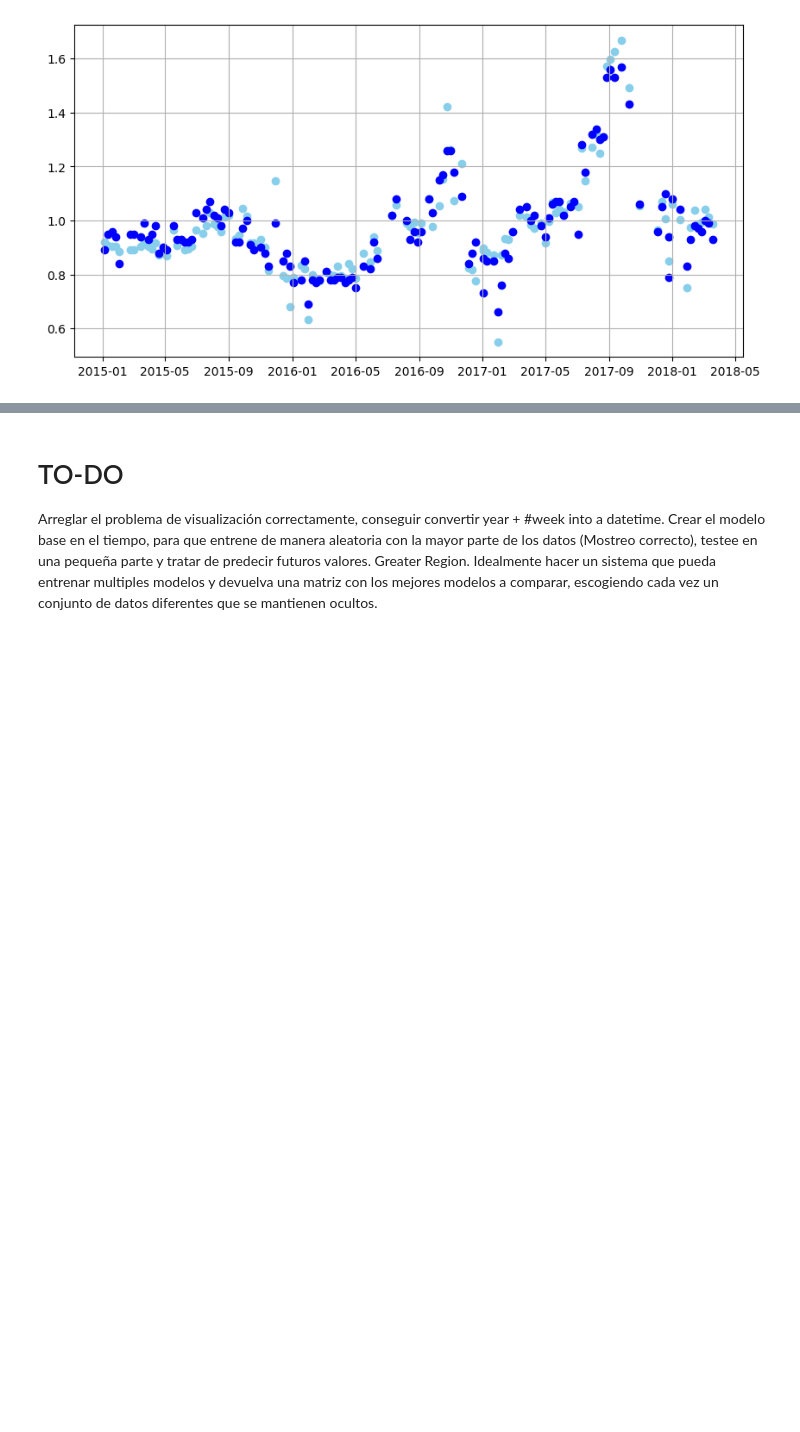
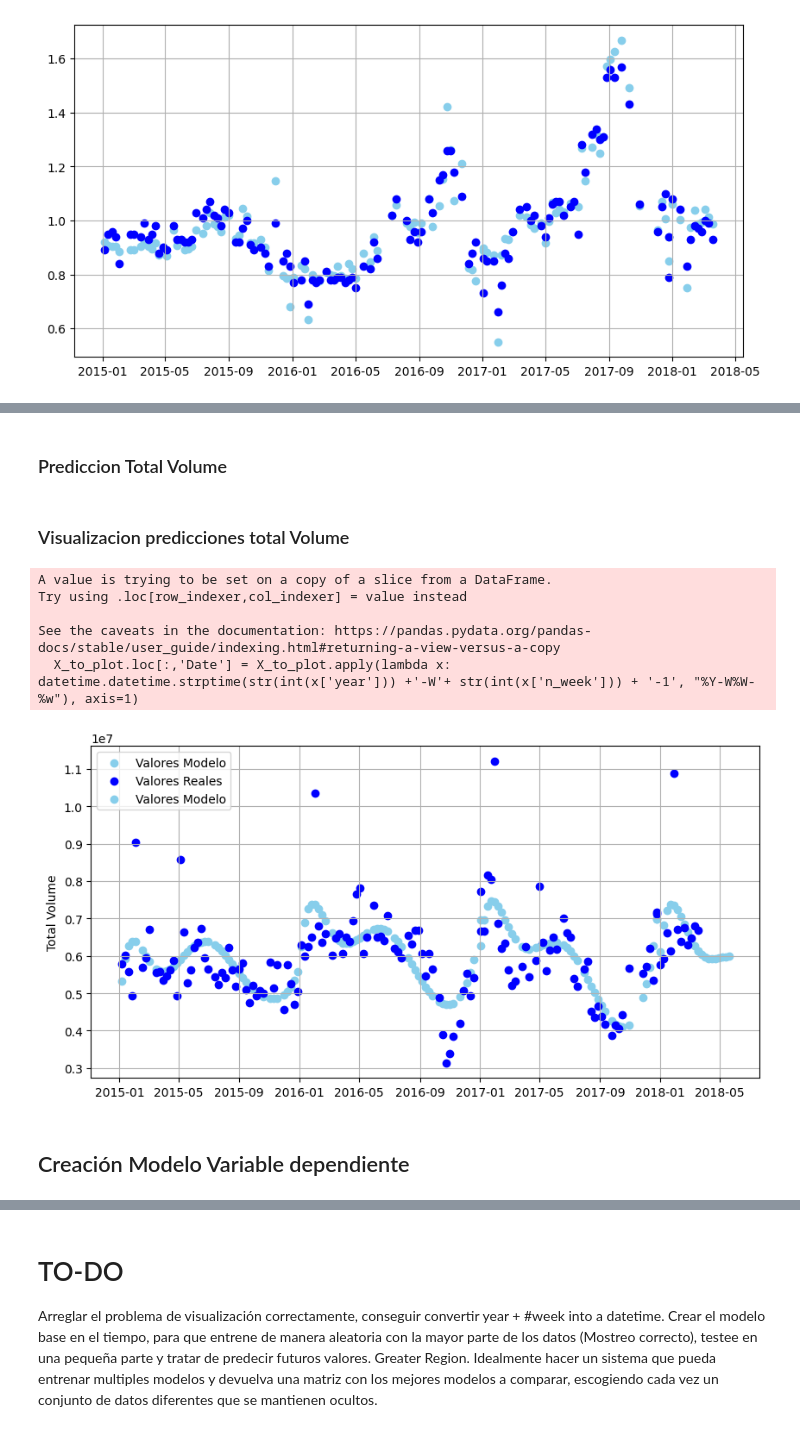
Before and after one commit to cpujol-dev/MiniProjectAavocado, a Jupyter notebook: 5.proyecto_team_apartados.ipynb, the cells around one changed output, grey strips where cells are left out. Cells and saved outputs as stored; diff of their text form; code cells hidden in the pictures; blank space fills up the shorter version.

```diff
--- a/5.proyecto_team_apartados.ipynb
+++ b/5.proyecto_team_apartados.ipynb
@@ -934,0 +1077,54 @@ display(df_temp_USA)
+# %% [markdown]
+### Prediccion Total Volume
+# %%
+X_for_vol = pd.DataFrame()
+
+# Number of dates you want in the list
+length_prediction = 10
+
+start_date =  df_temp_region['Date'].max()
+interval = datetime.timedelta(days=7)
+
+# Generate X values needed for prediction
+X_for_vol['Date'] = pd.DataFrame([start_date + i * interval for i in range(length_prediction)])
+X_for_vol['n_week'] = X_for_vol['Date'].dt.isocalendar().week
+X_for_vol['year'] = X_for_vol['Date'].dt.year
+X_for_vol['type_Bool'] = 0
+
+X_for_vol = X_for_vol[Variables_vol]
+# %%
+X_poly_for_vol= vol_poly_features.fit_transform(X_for_vol)
+vol_prediction = vol_poly_model.predict(X_poly_for_vol)
+# %% [markdown]
+### Visualizacion predicciones total Volume
+# %%
+X_for_vol_temp = X_for_vol.copy()
+
+fig, ax= plt.subplots(figsize= (10,5))
+
+tipo_aguacate_plot = 0
+
+X_to_plot = X_train_vol[X_train_vol['type_Bool']==tipo_aguacate_plot]
+X_to_plot.loc[:,'Date'] = X_to_plot.apply(lambda x: datetime.datetime.strptime(str(int(x['year'])) +'-W'+ str(int(x['n_week'])) + '-1', "%Y-W%W-%w"), axis=1)
+
+X_for_vol_temp.loc[:,'Date'] = X_for_vol_temp.apply(lambda x: datetime.datetime.strptime(str(int(x['year'])) +'-W'+ str(int(x['n_week'])) + '-1', "%Y-W%W-%w"), axis=1)
+
+y_pred_plot = y_pred_vol_train[X_train_vol['type_Bool']==tipo_aguacate_plot]
+Y_to_plot = y_train_vol[X_train_vol['type_Bool']==tipo_aguacate_plot]
+
+plt.scatter(x = X_to_plot['Date'], y= y_pred_plot, color= 'Skyblue', label= 'Valores Modelo')
+plt.scatter(x = X_to_plot['Date'], y= Y_to_plot, color= 'blue', label= 'Valores Reales')
+plt.scatter(x = X_for_vol_temp['Date'], y= vol_prediction, color= 'Skyblue', label= 'Valores Modelo')
+plt.ylabel('Total Volume')
+plt.grid()
+plt.legend()
+plt.show()
+# %% [output]
+A value is trying to be set on a copy of a slice from a DataFrame.
+Try using .loc[row_indexer,col_indexer] = value instead
+
+See the caveats in the documentation: https://pandas.pydata.org/pandas-docs/stable/user_guide/indexing.html#returning-a-view-versus-a-copy
+  X_to_plot.loc[:,'Date'] = X_to_plot.apply(lambda x: datetime.datetime.strptime(str(int(x['year'])) +'-W'+ str(int(x['n_week'])) + '-1', "%Y-W%W-%w"), axis=1)
+[figure, added]
+# %% [markdown]
+## Creación Modelo Variable dependiente
```
Also changed, not shown: parts of 20 cells of this notebook.
